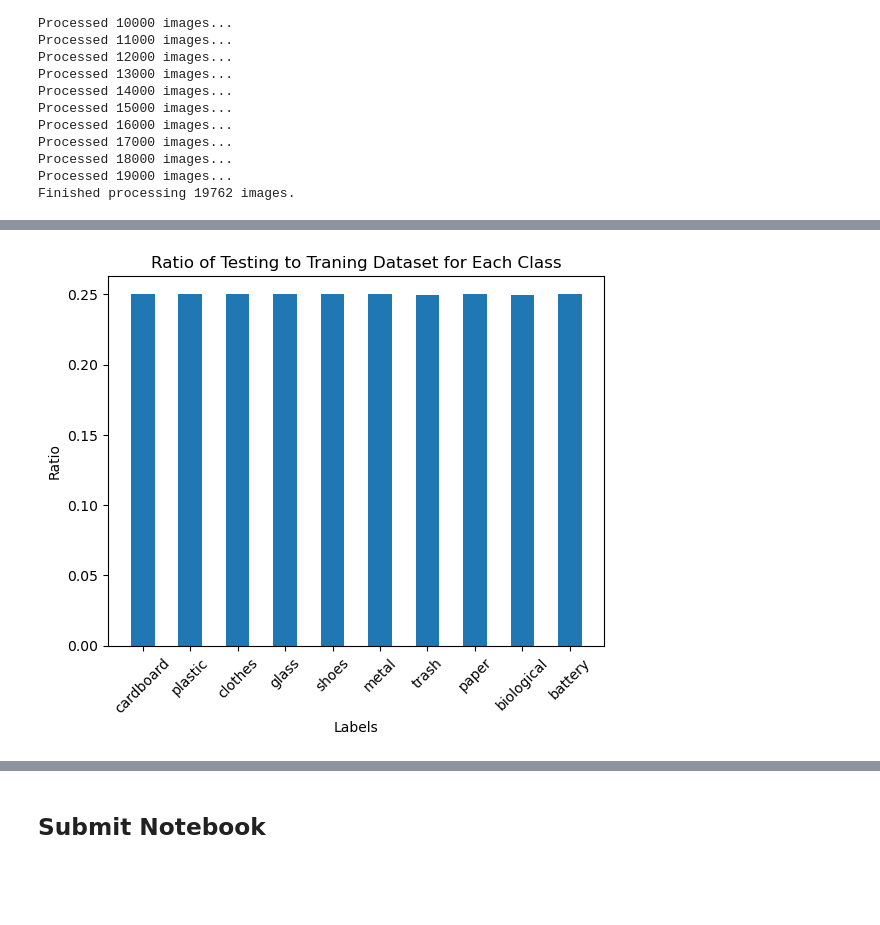
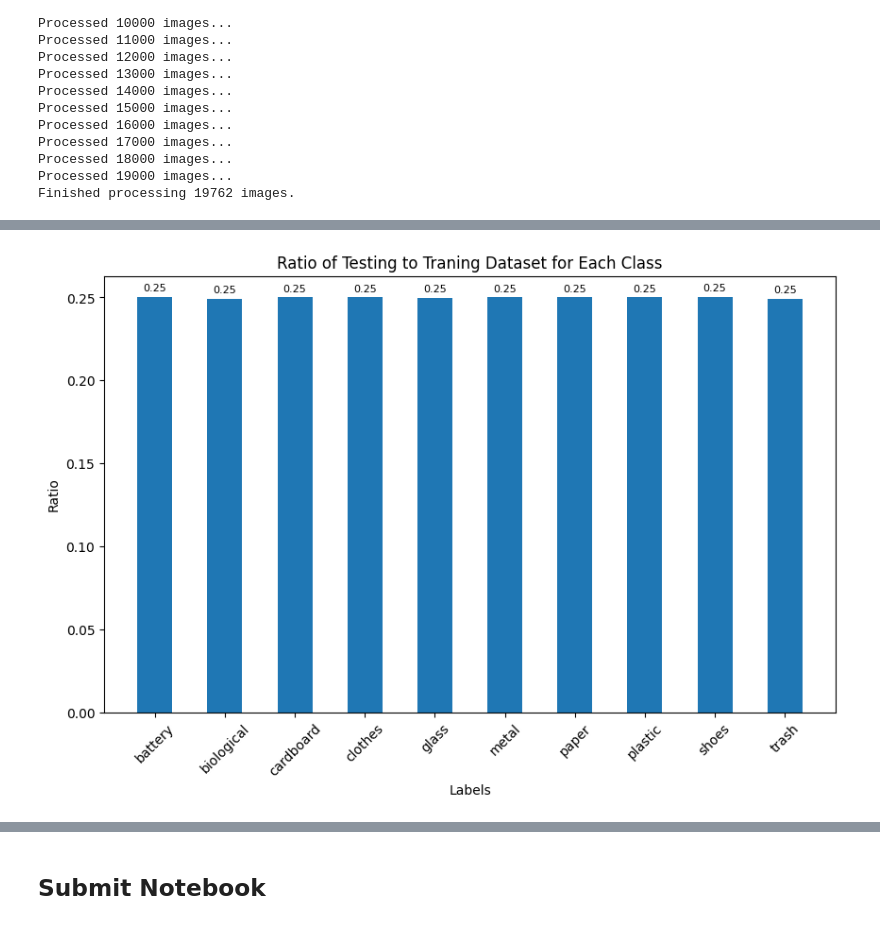
Before and after one commit to RizStillLearning/WasteNET, a Jupyter notebook: Copy_of_ai_portfolio.ipynb, the cells around one changed output, grey strips where cells are left out. Saved outputs shown, nothing was run; the diff lists cells and outputs as text; code cells hidden in the pictures; blank space fills up the shorter version.

```diff
--- a/Copy_of_ai_portfolio.ipynb
+++ b/Copy_of_ai_portfolio.ipynb
@@ -203,17 +204,23 @@ import matplotlib.pyplot as plt
 train_counter = Counter(train_dataset['label'])
 test_counter = Counter(test_dataset['label'])
 
-train_label_counts = [train_counter[i] for i in range(len(labels_list))]
-test_label_counts = [test_counter[i] for i in range(len(labels_list))]
+train_label_counts = [train_counter[i] for i in range(len(label_to_index))]
+test_label_counts = [test_counter[i] for i in range(len(label_to_index))]
 
-x = np.arange(len(labels_list))
+plt.figure(figsize=(10, 6))
+
+x = np.arange(len(label_to_index))
 width = 0.35
-plt.bar(x - width/2, train_label_counts, width, label='Train')
-plt.bar(x + width/2, test_label_counts, width, label='Test')
+train_bar = plt.bar(x - width/2, train_label_counts, width, label='Train')
+plt.bar_label(train_bar, padding=3, fontsize=8)
+
+test_bar = plt.bar(x + width/2, test_label_counts, width, label='Test')
+plt.bar_label(test_bar, padding=3, fontsize=8)
+
 plt.xlabel('Labels')
 plt.ylabel('Number of Samples')
 plt.title('Training and Testing Dataset Label Distribution')
-plt.xticks(x, labels_list, rotation=45)
+plt.xticks(x, label_to_index, rotation=45)
 plt.legend()
 plt.tight_layout()
 plt.show()
@@ -222,13 +229,18 @@ plt.show()
 # %%
 ratio = [float(test_label_counts[i] / train_label_counts[i]) for i in range(len(index_to_label))]
 x = np.arange(len(index_to_label))
-plt.bar(x, ratio, 0.5, label='Testing : Training Dataset')
+
+plt.figure(figsize=(10, 6))
+
+ratio_bar = plt.bar(x, ratio, 0.5, label='Testing : Training Dataset')
+plt.bar_label(ratio_bar, fmt='%.2f', padding=3, fontsize=8)
+
 plt.xlabel('Labels')
 plt.ylabel('Ratio')
 plt.title('Ratio of Testing to Traning Dataset for Each Class')
-plt.xticks(x, index_to_label, rotation=45)
+plt.xticks(x, label_to_index, rotation=45)
 plt.show()
 # %% [output]
-[figure, old version]
+[figure, new version]
 # %%
 import torch
```
Also changed, not shown: parts of 14 cells of this notebook.
